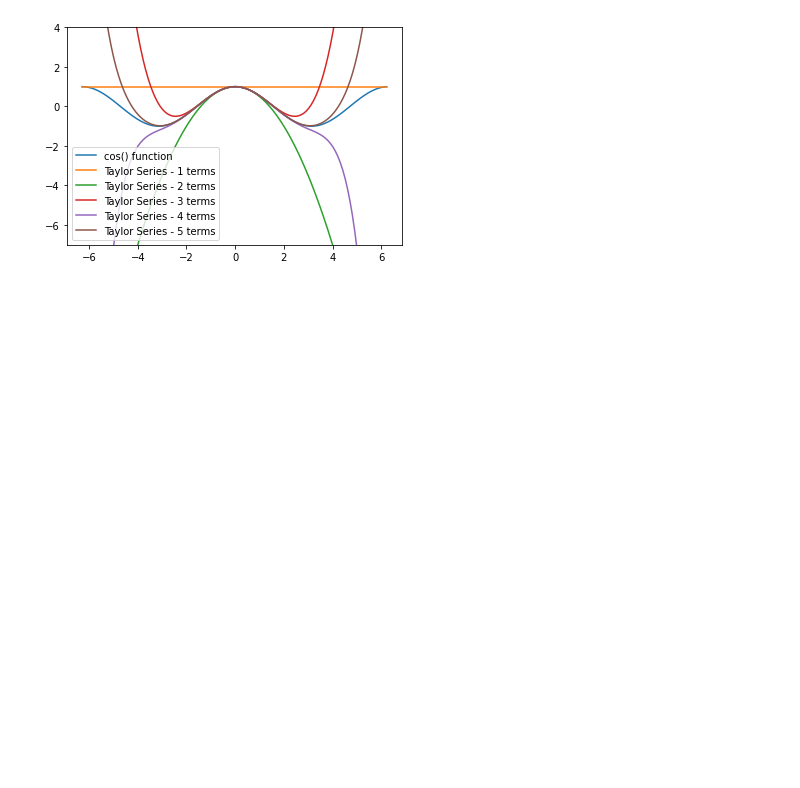
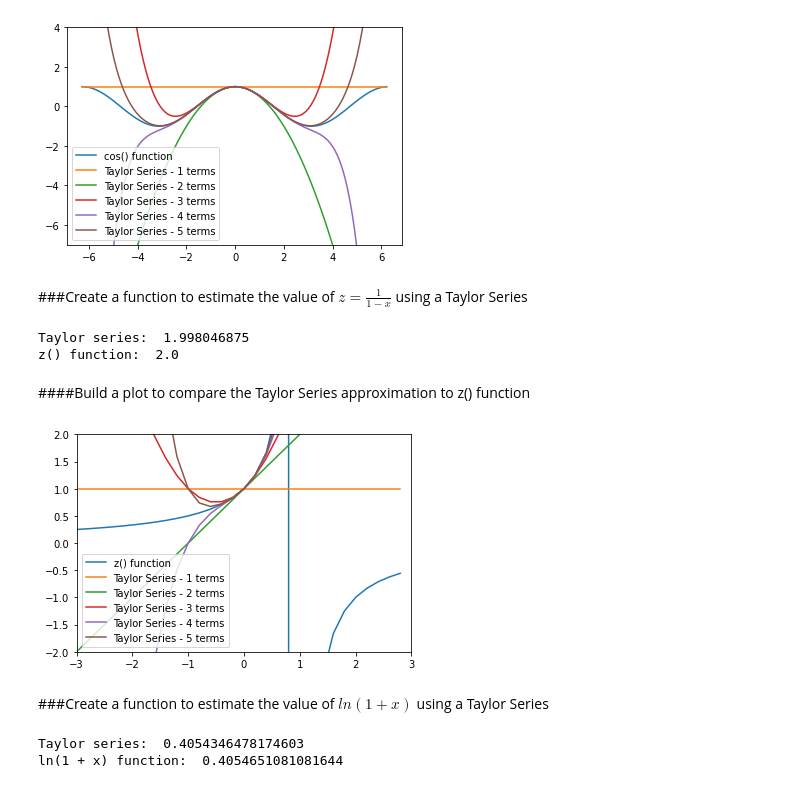
Before and after one commit to RhinoSC/MetNumUN2020II, a Jupyter notebook: TaylorSeries/Lab7NM_part1.ipynb, the cells around one changed output. Drawn from its saved outputs; the diff is of its cells as text; code cells hidden in the pictures; blank space fills up the shorter version.

```diff
--- a/TaylorSeries/Lab7NM_part1.ipynb
+++ b/TaylorSeries/Lab7NM_part1.ipynb
@@ -116,3 +189,50 @@ ax.legend(legend_lst, loc=3)
 plt.show()
 # %% [output]
 [figure]
+# %% [markdown]
+###Create a function to estimate the value of $z=\frac{1}{1-x}$ using a Taylor Series
+# %%
+def func_z(x, n):
+    z_approx = 0
+    for i in range(n):
+        z_approx += x**(i)
+
+    return z_approx
+# %%
+out = func_z(0.5, 10)
+print("Taylor series: ", out)
+out = (1)/(1 - 0.5)
+print("z() function: ", out)
+# %% [output]
+Taylor series:  1.998046875
+z() function:  2.0
+# %% [markdown]
+####Build a plot to compare the Taylor Series approximation to z() function
+# %%
+points = np.arange(-3,3,0.2)
+p_z = (1)/(1 - points)
+
+fig, ax = plt.subplots()
+ax.plot(points,p_z)
+
+# add lines for between 1 and 6 terms in the Taylor Series
+for i in range(1,6):
+    t_z = [func_z(point,i) for point in points]
+    ax.plot(points,t_z)
+
+# ax.set_ylim([0.75,2])
+# ax.set_xlim([-0.25,1])
+ax.set_ylim([-2,2])
+ax.set_xlim([-3,3])
+
+# set up legend
+legend_lst = ['z() function']
+for i in range(1,6):
+    legend_lst.append(f'Taylor Series - {i} terms')
+ax.legend(legend_lst, loc=3)
+
+plt.show()
+# %% [output]
+[figure, added]
+# %% [markdown]
+###Create a function to estimate the value of $ln(1+x)$ using a Taylor Series
@@ -118,0 +249,8 @@ plt.show()
+# %%
+out = func_ln1(0.5, 10)
+print("Taylor series: ", out)
+out = math.log(1 + 0.5)
+print("ln(1 + x) function: ", out)
+# %% [output]
+Taylor series:  0.4054346478174603
+ln(1 + x) function:  0.4054651081081644
```
Also changed, not shown: parts of 17 cells of this notebook, 1 other file.
